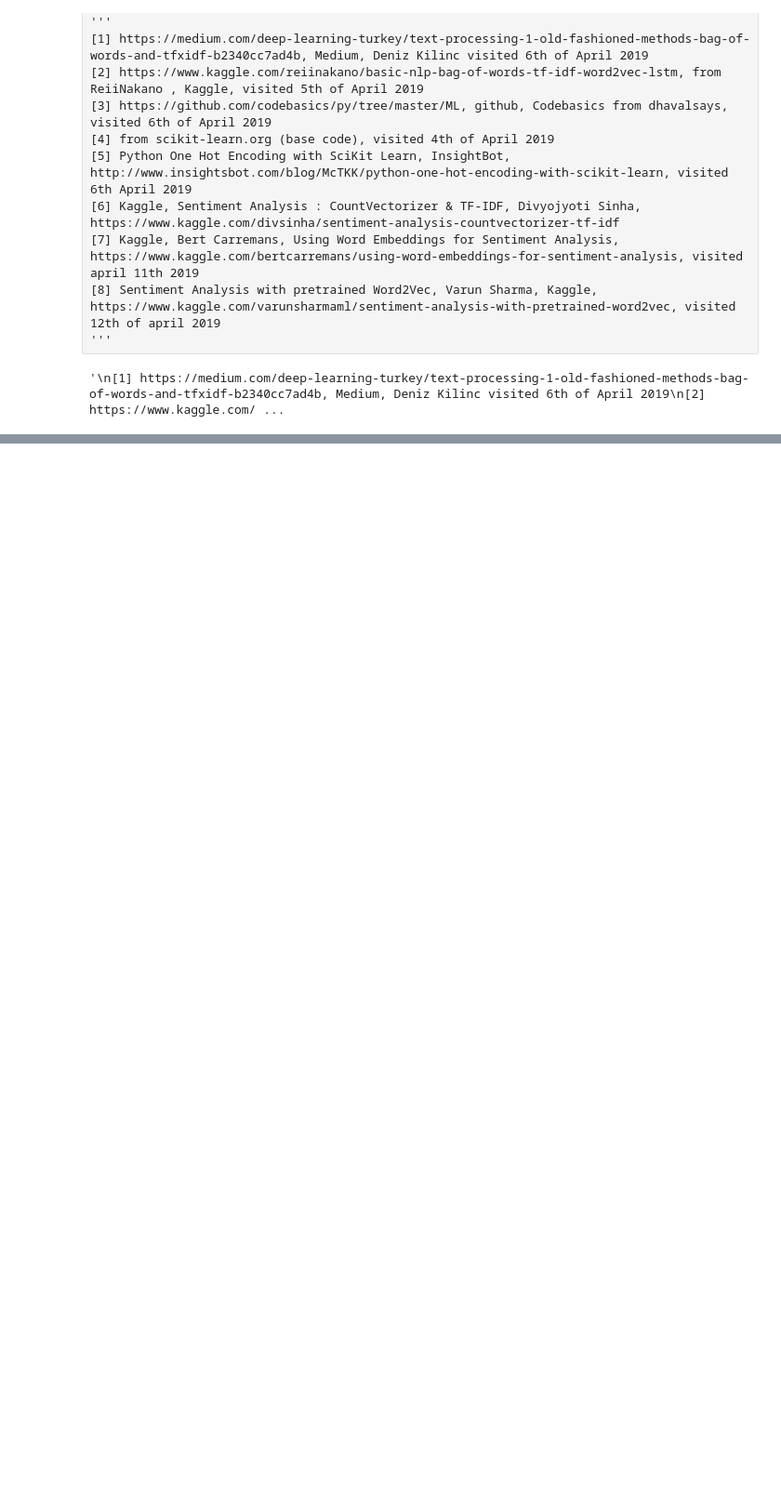
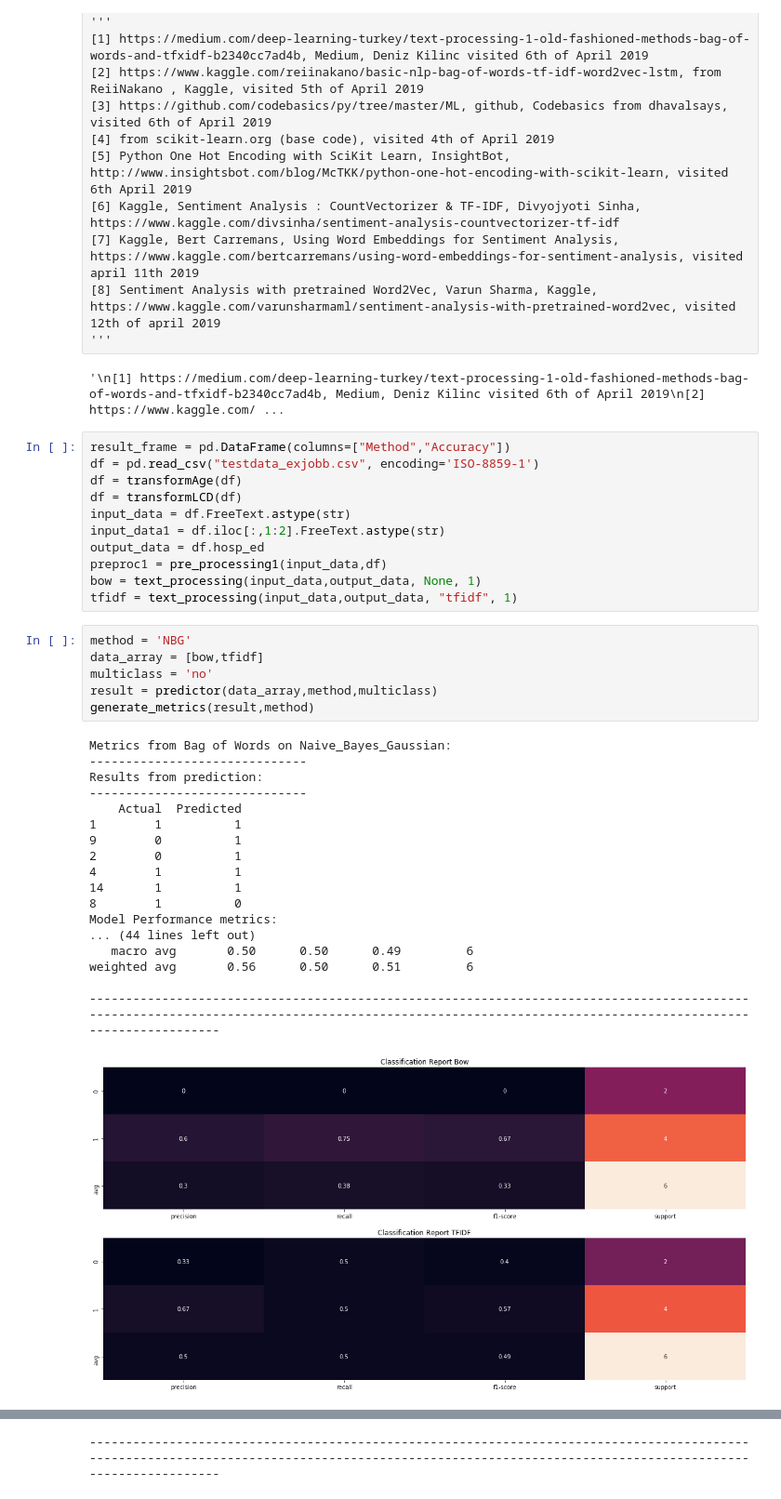
Before and after one commit to dimitri12/masterthesis, a Jupyter notebook: exjobb_final.ipynb, the cells around one changed output, grey strips where cells are left out. Shown at 93% size. Cells and saved outputs as stored; diff of their text form; blank space fills up the shorter version.

```diff
--- a/exjobb_final.ipynb
+++ b/exjobb_final.ipynb
@@ -1890,3 +1890,39 @@ def precision(y_true, y_pred):
 '''
 # %% [output]
 '\n[1] https://medium.com/deep-learning-turkey/text-processing-1-old-fashioned-methods-bag-of-words-and-tfxidf-b2340cc7ad4b, Medium, Deniz Kilinc visited 6th of April 2019\n[2] https://www.kaggle.com/ ...
+# %%
+result_frame = pd.DataFrame(columns=["Method","Accuracy"])
+df = pd.read_csv("testdata_exjobb.csv", encoding='ISO-8859-1')
+df = transformAge(df)
+df = transformLCD(df)
+input_data = df.FreeText.astype(str)
+input_data1 = df.iloc[:,1:2].FreeText.astype(str)
+output_data = df.hosp_ed
+preproc1 = pre_processing1(input_data,df)
+bow = text_processing(input_data,output_data, None, 1)
+tfidf = text_processing(input_data,output_data, "tfidf", 1)
+# %%
+method = 'NBG'
+data_array = [bow,tfidf]
+multiclass = 'no'
+result = predictor(data_array,method,multiclass)
+generate_metrics(result,method)
+# %% [output]
+Metrics from Bag of Words on Naive_Bayes_Gaussian:
+------------------------------
+Results from prediction:
+------------------------------
+    Actual  Predicted
+1        1          1
+9        0          1
+2        0          1
+4        1          1
+14       1          1
+8        1          0
+Model Performance metrics:
+... (44 lines left out)
+   macro avg       0.50      0.50      0.49         6
+weighted avg       0.56      0.50      0.51         6
+
+--------------------------------------------------------------------------------------------------------------------------------------------------------------------------------------------------------
+[figure, added]
@@ -1892,0 +1937 @@ def precision(y_true, y_pred):
+--------------------------------------------------------------------------------------------------------------------------------------------------------------------------------------------------------
```
Also changed, not shown: parts of 1 cell of this notebook.
